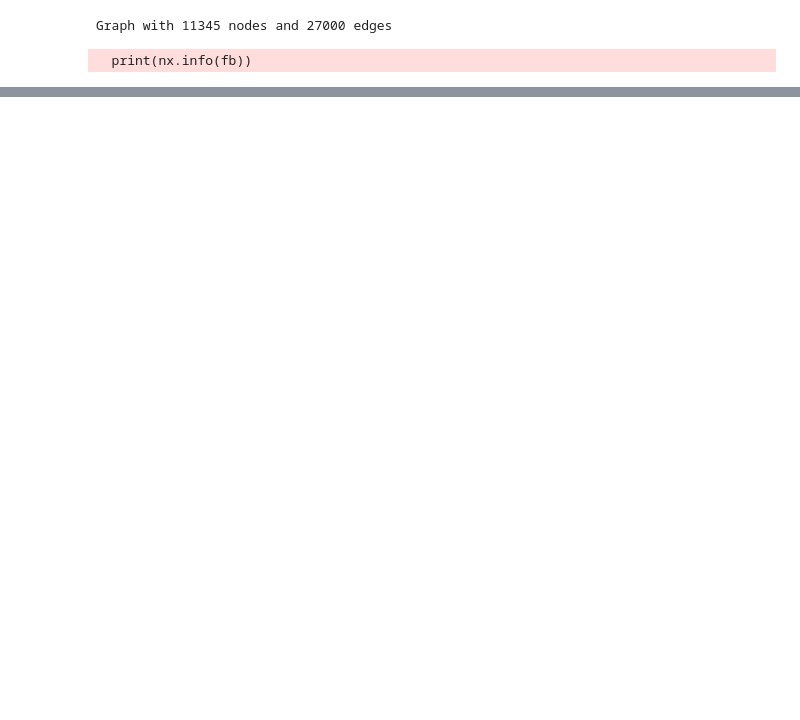
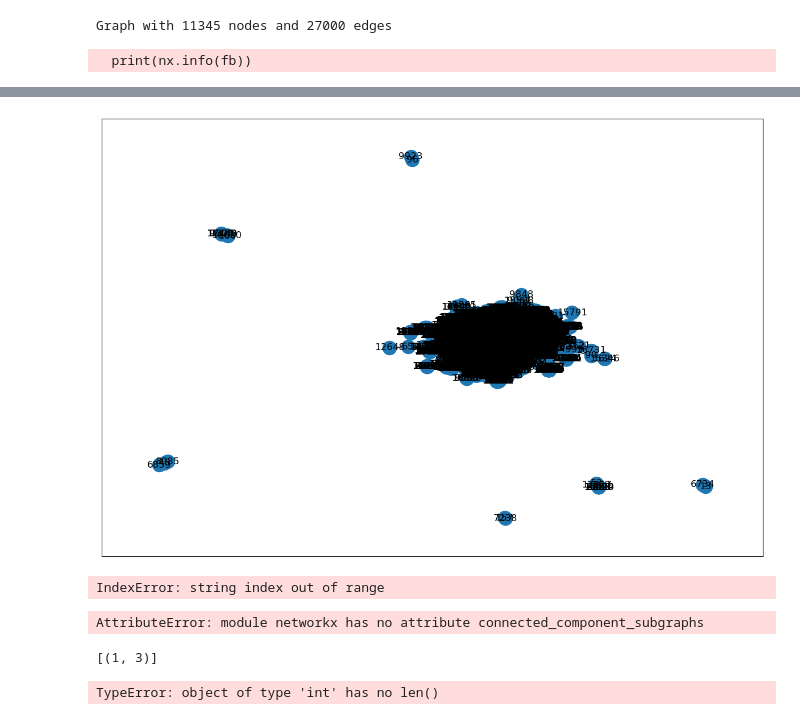
Before and after one commit to letisalba/Data-620, a Jupyter notebook: Week-7/Data 620 - Project 2.ipynb, the cells around one changed output, grey strips where cells are left out. Drawn from its saved outputs; the diff is of its cells as text; code cells hidden in the pictures; blank space fills up the shorter version.

```diff
--- a/Week-7/Data 620 - Project 2.ipynb
+++ b/Week-7/Data 620 - Project 2.ipynb
@@ -57,0 +151,35 @@ Graph with 11345 nodes and 27000 edges
+# %%
+plt.figure(figsize=(15,10))
+nx.draw_networkx(G_2)
+plt.show()
+# %% [output]
+[figure, added]
+# %%
+# 2-mode graphs are usually directed. Here, their direction implies money flow
+g=net.Graph()
+
+# we need to keep track separately of nodes of all types
+Person=[]
+Friendships=[]
+
+# Construct a directed graph from edges in the CSV file
+for row in df:
+    if row[0] not in Person:
+        Person.append(row[0])
+    if row[12] not in Friendships:
+        Friendships.append(row[12])
+    g.add_edge(row[0],row[12], weight=int(row[10]))
+# %% [output]
+IndexError: string index out of range
+# %%
+#pacnet=bi.weighted_projected_graph(g, pacs, ratio=False)
+#pacnet=net.connected_component_subgraphs(pacnet)[0]
+#weights=[math.log(edata['weight']) for f,t,edata in pacnet.edges(data=True)]
+
+
+cannet=bi.weighted_projected_graph(G, Friendships, ratio=False)
+cannet=net.connected_component_subgraphs(cannet)[0]
+weights=[math.log(edata['weight']) for f,t,edata in cannet.edges(data=True)]
+net.draw_networkx(cannet,width=weights, edge_color=weights)
+# %% [output]
+AttributeError: module networkx has no attribute connected_component_subgraphs
@@ -57,0 +200,15 @@ Graph with 11345 nodes and 27000 edges
+# %%
+from networkx.algorithms import bipartite
+B = nx.path_graph(4)
+G = bipartite.projected_graph(B, [1, 3])
+list(G)
+list(G.edges())
+# %% [output]
+[(1, 3)]
+# %%
+B = nx.Graph()
+B.add_edges_from(G)
+G = bipartite.projected_graph(B, ["a", "b"], multigraph=True)
+print([sorted((u, v)) for u, v in G.edges()])
+# %% [output]
+TypeError: object of type 'int' has no len()
```
Also changed, not shown: parts of 15 cells of this notebook, 2 other files.
